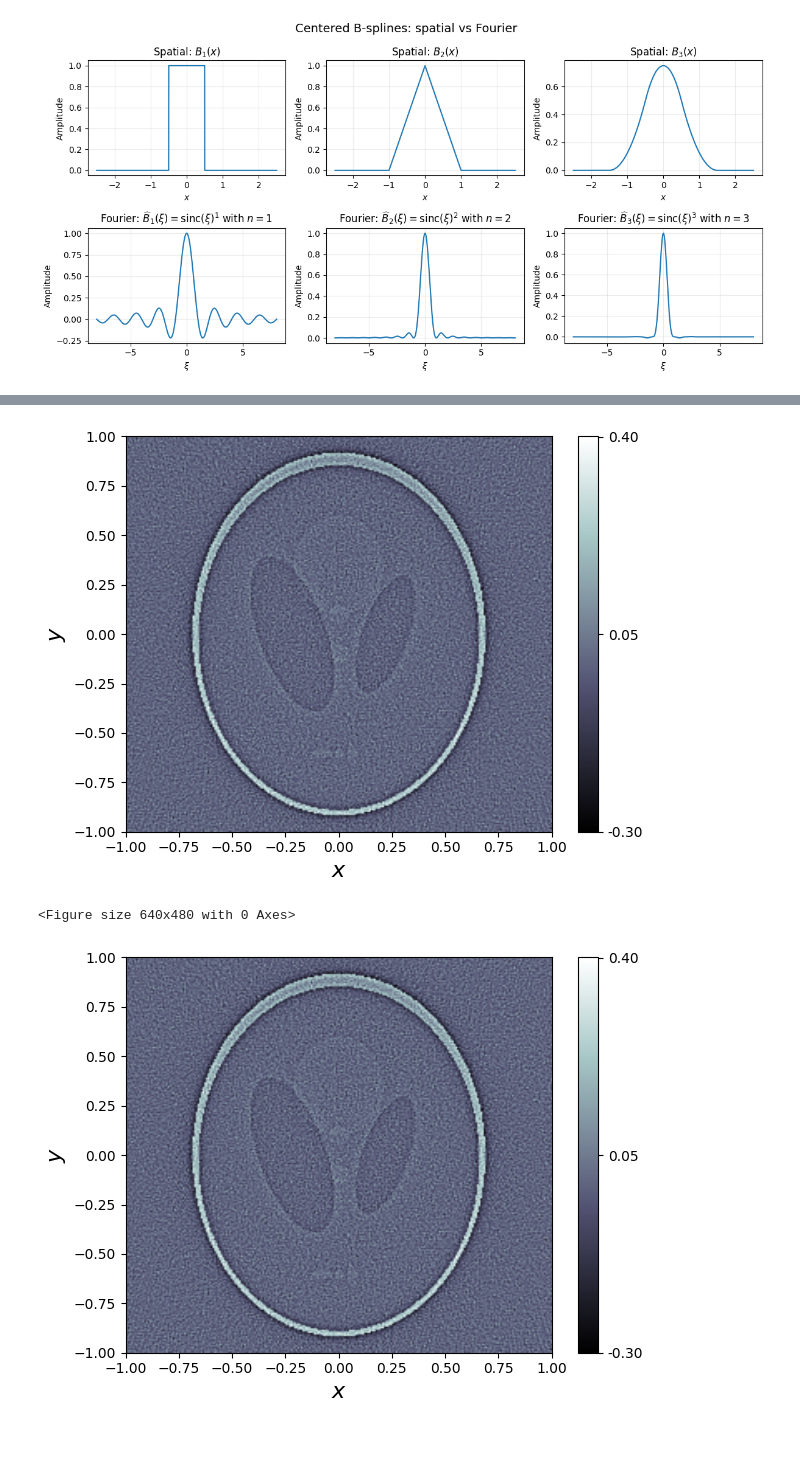
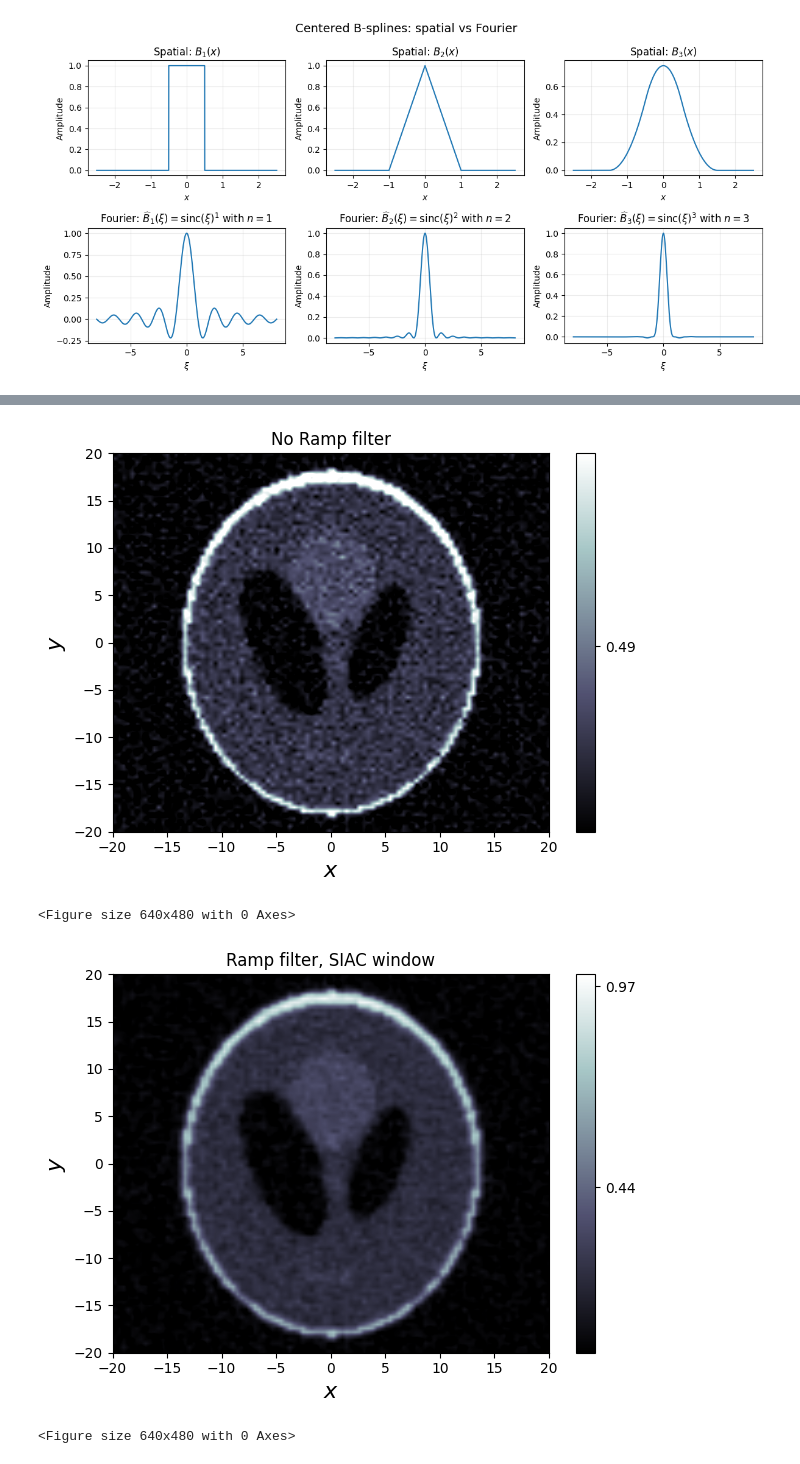
Before and after one commit to AdamHopkinss/SIAC-CT-Reconstruction, a Jupyter notebook: notebooks/SIAC_and_Ramp_filter.ipynb, the cells around one changed output, grey strips where cells are left out. Cells and saved outputs as stored; diff of their text form; code cells hidden in the pictures.

```diff
--- a/notebooks/SIAC_and_Ramp_filter.ipynb
+++ b/notebooks/SIAC_and_Ramp_filter.ipynb
@@ -14,25 +14,39 @@ from src.tomo import (
     reconstruct_bp,
     reconstruct_fbp,
 )
-space = make_space_2d(Nx=256, Ny=256, domain=[-1, 1, -1, 1])
+
+xmin, xmax, ymin, ymax = -20, 20, -20, 20
+Nx, Ny = 100, 100
+space = make_space_2d(Nx=Nx, Ny=Ny, domain=[xmin, xmax, ymin, ymax])
 phantom = shepp_logan_2d(space)
 phantom_np = phantom.asarray()
 
 angular_coverage=(-90,90)
 step = 1
+
+# detector half-width should be at least the half-diagonal of the reconstruction box
+r = np.sqrt((0.5*(xmax - xmin))**2 + (0.5*(ymax - ymin))**2)
+det_range = (-r, r)
+
+det_count = int(np.ceil(1.5 * np.sqrt(Nx**2 + Ny**2)))
+
 geom = parallel_geom_2d(angular_coverage=angular_coverage, step=step,
-                        det_range=(-1.5, 1.5), det_count=400)
+                        det_range=det_range, det_count=det_count)
 A = ray_transform_2d(space, geom)
 data_space = A.range
 
 sinogram = A(phantom)
 
-from src.tomo import add_poisson_noise, add_gaussian_noise, add_poisson_gaussian_noise
+from src.tomo import add_relative_gaussian_noise
+sino_noisy = add_relative_gaussian_noise(sinogram, rel_level=0.1)  # 10% noise
 
-I0 = 2e4
-# sino_noisy = add_poisson_noise(sino, A, I0=I0)
-# sino_noisy = add_gaussian_noise(sino, A, I0=I0, sigma=3.0)
-sino_noisy = add_poisson_gaussian_noise(sinogram, A, I0=I0, sigma=2.0)
+# # ----
+# from src.tomo import add_poisson_noise, add_gaussian_noise, add_poisson_gaussian_noise
+
+# I0 = 2e4
+# # sino_noisy = add_poisson_noise(sino, A, I0=I0)
+# # sino_noisy = add_gaussian_noise(sino, A, I0=I0, sigma=3.0)
+# sino_noisy = add_poisson_gaussian_noise(sinogram, A, I0=I0, sigma=2.0)
 # %% [markdown]
 **Find best frequency filter for noise level (best FBP solution)**
 * Measured in relative $L^2$-error against the true phantom
@@ -572,7 +586,7 @@ fbp_custom = odl.tomo.fbp_op(
 
 fbp_custom_no_ramp = odl.tomo.fbp_op(
     A,
-    filter_type=siac_spline_window_odl(moments=4, BSorder=4, include_ramp=False),
+    filter_type=siac_spline_window_odl(moments=4, BSorder=2, include_ramp=False),
     padding=True,
     frequency_scaling=1.0
 )
@@ -584,8 +598,8 @@ t = np.linspace(0, 1, 2001)
 H_ramlak = _fbp_filter_patched(t, "Ram-Lak", 1.0)
 H_hann   = _fbp_filter_patched(t, best_filter, 1.0)
 
-H_siac_fourier = siac_filter_odl(2, 2, include_ramp=True)(t)          # your current: t*Khat(t)
-H_spline_shape = siac_spline_window_odl(4, 4, include_ramp=False)(t)   # new: t*K(t)
+H_siac_fourier = siac_filter_odl(4, 2, include_ramp=True)(t)          # your current: t*Khat(t)
+H_spline_shape = siac_spline_window_odl(2, 2, include_ramp=False)(t)   # new: t*K(t)
 
 plt.figure(figsize=(7,4.5))
 plt.plot(t, H_ramlak, "k--", label="Ram-Lak (ramp)")
@@ -602,5 +616,8 @@ plt.show()
 
 
 test = fbp_custom_no_ramp(sino_noisy)
-test.show()
+test.show(vmin=0, vmax=1, title="No Ramp filter")
+
+test2 = fbp_custom(sino_noisy)
+test2.show(vmin=0, vmax=1, title="Ramp filter, SIAC window")
 # %% [output]
@@ -608,3 +625,4 @@ test.show()
-[figure, old version]
+[figure, new version]
 <Figure size 640x480 with 0 Axes>
-[figure, old version]
+[figure, new version]
+<Figure size 640x480 with 0 Axes>
```
Also changed, not shown: parts of 5 cells of this notebook, 5 other files.
